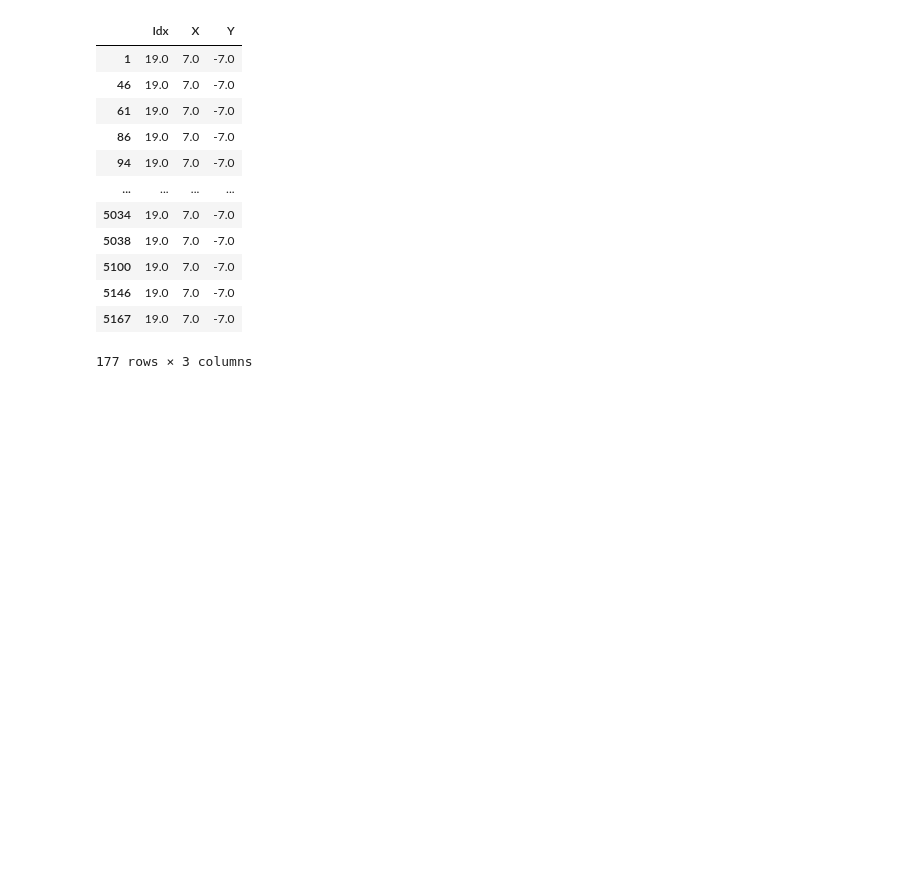
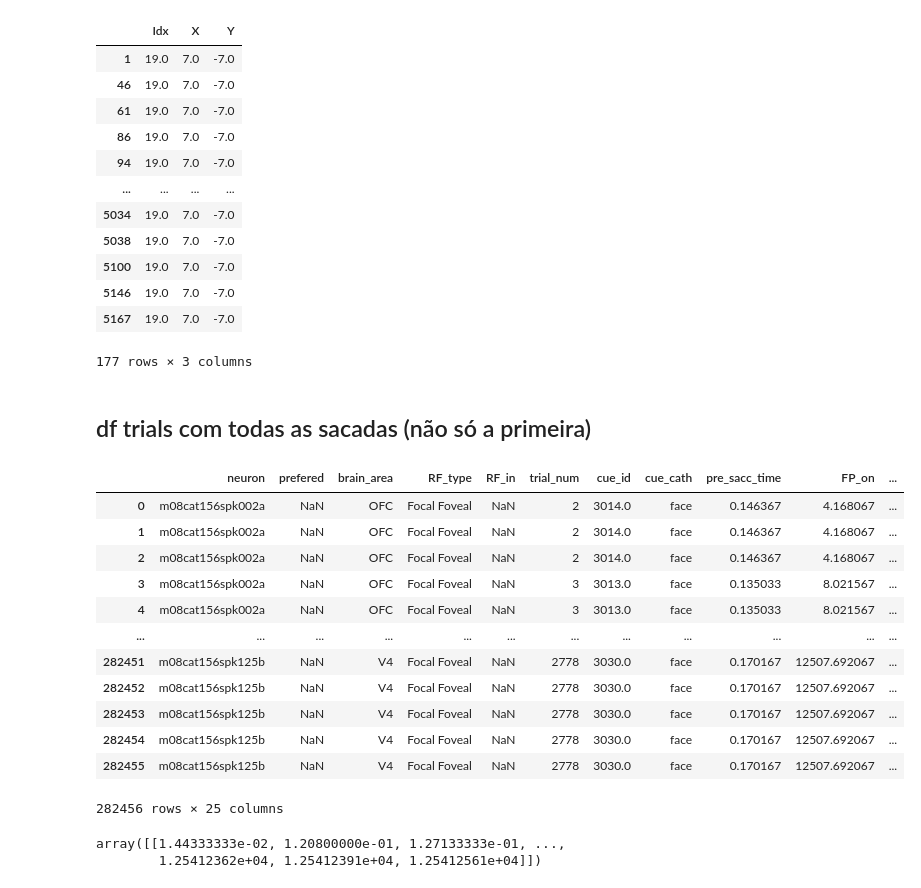
Before and after one commit to lucasdonaire/active-vision, a Jupyter notebook: organize_perif.ipynb, the cells around one changed output. Saved outputs shown, nothing was run; the diff lists cells and outputs as text; code cells hidden in the pictures; blank space fills up the shorter version.

Commit message:
get_df_trials_all_saccs

```diff
--- a/organize_perif.ipynb
+++ b/organize_perif.ipynb
@@ -288,6 +297,8 @@ df_locs[df_locs['Idx']==19]
 | 5146 | 19.0 | 7.0 | -7.0 |
 | 5167 | 19.0 | 7.0 | -7.0 |
 177 rows × 3 columns
+# %% [markdown]
+## df trials com todas as sacadas (não só a primeira)
 # %%
  # OBS: spike times here stop in the END OF THE FIRST FIX!!! We can alter later for posterior analysis.
 def get_df_trials(list_neuron_ids, path_destiny, list_prefered_cat, list_brain_area, list_RF_type, firings_cue_and_array=False):
@@ -348,0 +471,29 @@ def get_df_trials(list_neuron_ids, path_destiny, list_prefered_cat, list_brain_a
+# %%
+path_destiny = f'dados/{MONKEY}_neurons/neurons sorted' # linux
+list_neuron_ids = df_session['search']
+list_prefered_cat = df_session['prefer']
+list_brain_area = df_session['brain_area']
+list_RF_type = df_session['RF_type']
+list_RF_in = df_session['RFin']
+
+df_trials, dicio_firings = get_df_trials_all_saccs(list_neuron_ids, path_destiny, list(list_prefered_cat), list(list_brain_area), list(list_RF_type), list(list_RF_in))
+df_trials
+# %% [output]
+|  | neuron | prefered | brain_area | RF_type | RF_in | trial_num | cue_id | cue_cath | pre_sacc_time | FP_on | ... |
+| 0 | m08cat156spk002a | NaN | OFC | Focal Foveal | NaN | 2 | 3014.0 | face | 0.146367 | 4.168067 | ... |
+| 1 | m08cat156spk002a | NaN | OFC | Focal Foveal | NaN | 2 | 3014.0 | face | 0.146367 | 4.168067 | ... |
+| 2 | m08cat156spk002a | NaN | OFC | Focal Foveal | NaN | 2 | 3014.0 | face | 0.146367 | 4.168067 | ... |
+| 3 | m08cat156spk002a | NaN | OFC | Focal Foveal | NaN | 3 | 3013.0 | face | 0.135033 | 8.021567 | ... |
+| 4 | m08cat156spk002a | NaN | OFC | Focal Foveal | NaN | 3 | 3013.0 | face | 0.135033 | 8.021567 | ... |
+| ... | ... | ... | ... | ... | ... | ... | ... | ... | ... | ... | ... |
+| 282451 | m08cat156spk125b | NaN | V4 | Focal Foveal | NaN | 2778 | 3030.0 | face | 0.170167 | 12507.692067 | ... |
+| 282452 | m08cat156spk125b | NaN | V4 | Focal Foveal | NaN | 2778 | 3030.0 | face | 0.170167 | 12507.692067 | ... |
+| 282453 | m08cat156spk125b | NaN | V4 | Focal Foveal | NaN | 2778 | 3030.0 | face | 0.170167 | 12507.692067 | ... |
+| 282454 | m08cat156spk125b | NaN | V4 | Focal Foveal | NaN | 2778 | 3030.0 | face | 0.170167 | 12507.692067 | ... |
+| 282455 | m08cat156spk125b | NaN | V4 | Focal Foveal | NaN | 2778 | 3030.0 | face | 0.170167 | 12507.692067 | ... |
+282456 rows × 25 columns
+# %%
+dicio_firings['m08cat156spk002a']
+# %% [output]
+array([[1.44333333e-02, 1.20800000e-01, 1.27133333e-01, ...,
+        1.25412362e+04, 1.25412391e+04, 1.25412561e+04]])
```
Also changed, not shown: parts of 4 cells of this notebook.
